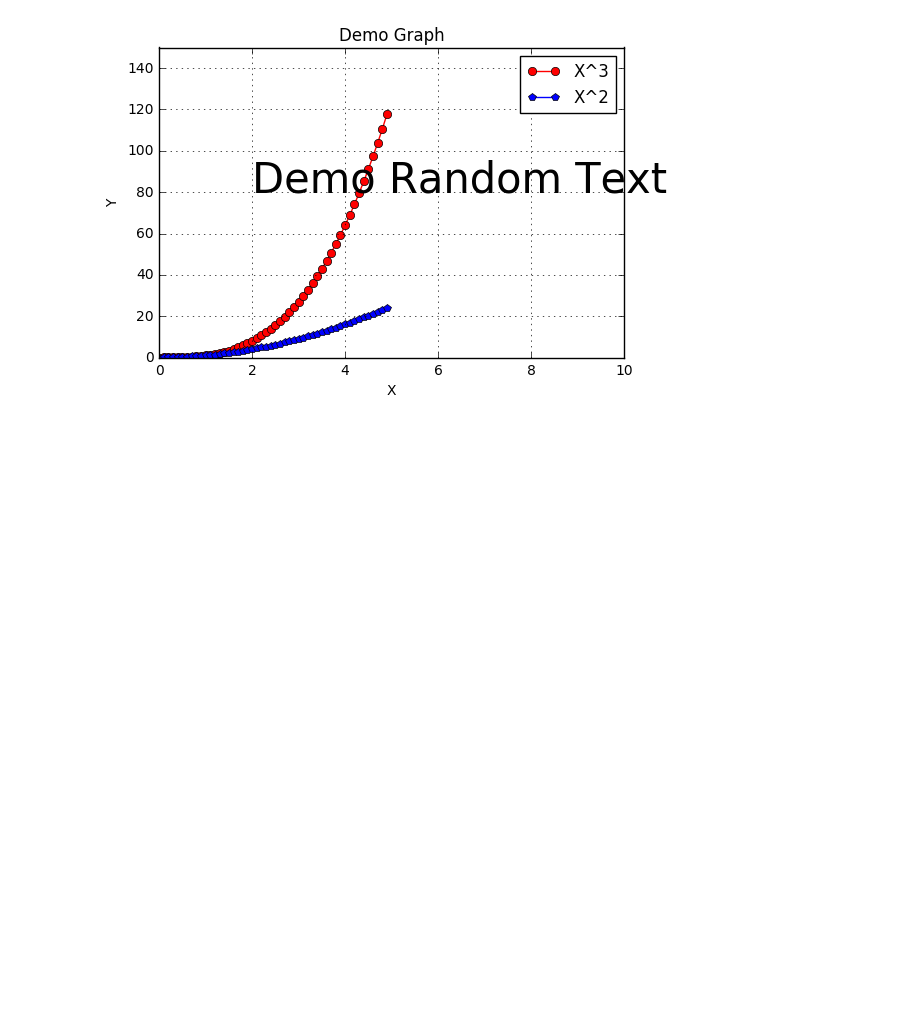
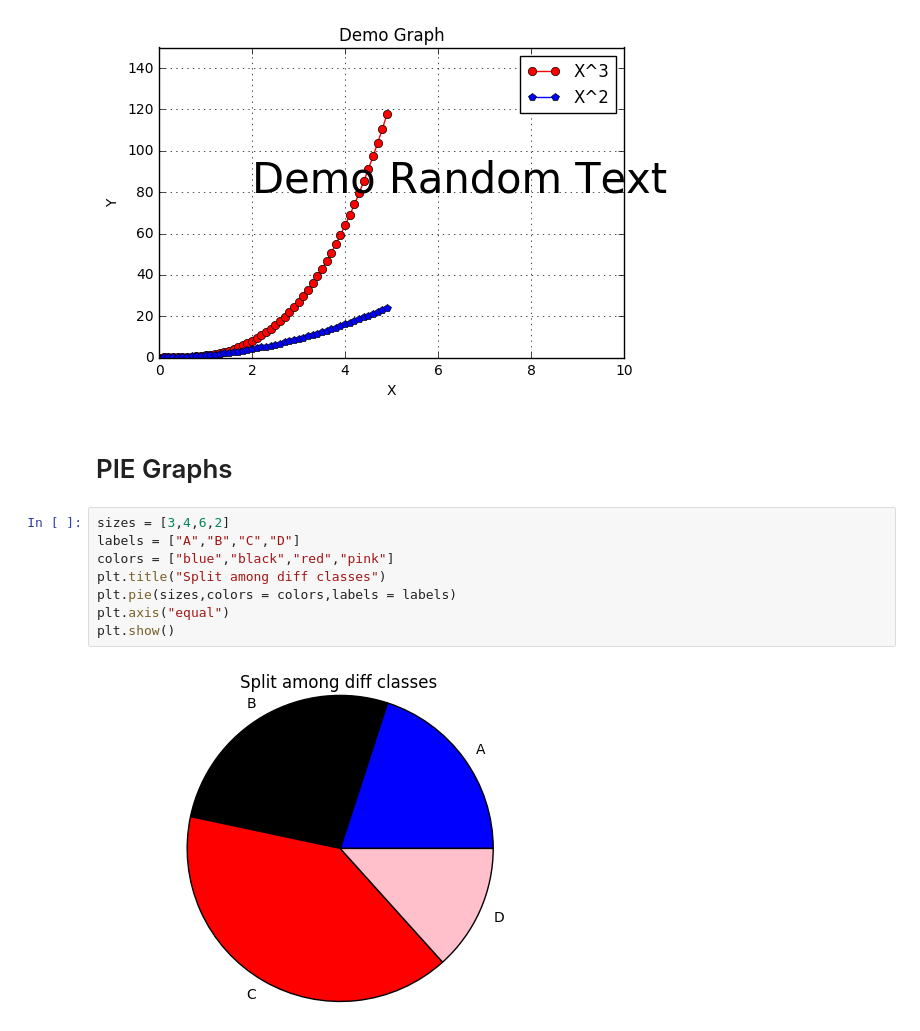
Before and after one commit to anmolkhanna93/MachileLearningPractise, a Jupyter notebook: Graphs.ipynb, the cells around one changed output. Saved outputs shown, nothing was run; the diff lists cells and outputs as text; blank space fills up the shorter version.

Commit message:
PIE Graphs

```diff
--- a/Graphs.ipynb
+++ b/Graphs.ipynb
@@ -155,3 +155,15 @@ plt.text(2,80,"Demo Random Text",fontsize = 30)
 plt.show()
 # %% [output]
 [figure]
+# %% [markdown]
+# PIE Graphs
+# %%
+sizes = [3,4,6,2]
+labels = ["A","B","C","D"]
+colors = ["blue","black","red","pink"]
+plt.title("Split among diff classes")
+plt.pie(sizes,colors = colors,labels = labels)
+plt.axis("equal")
+plt.show()
+# %% [output]
+[figure, added]
```
Also changed, not shown: parts of 3 cells of this notebook.
